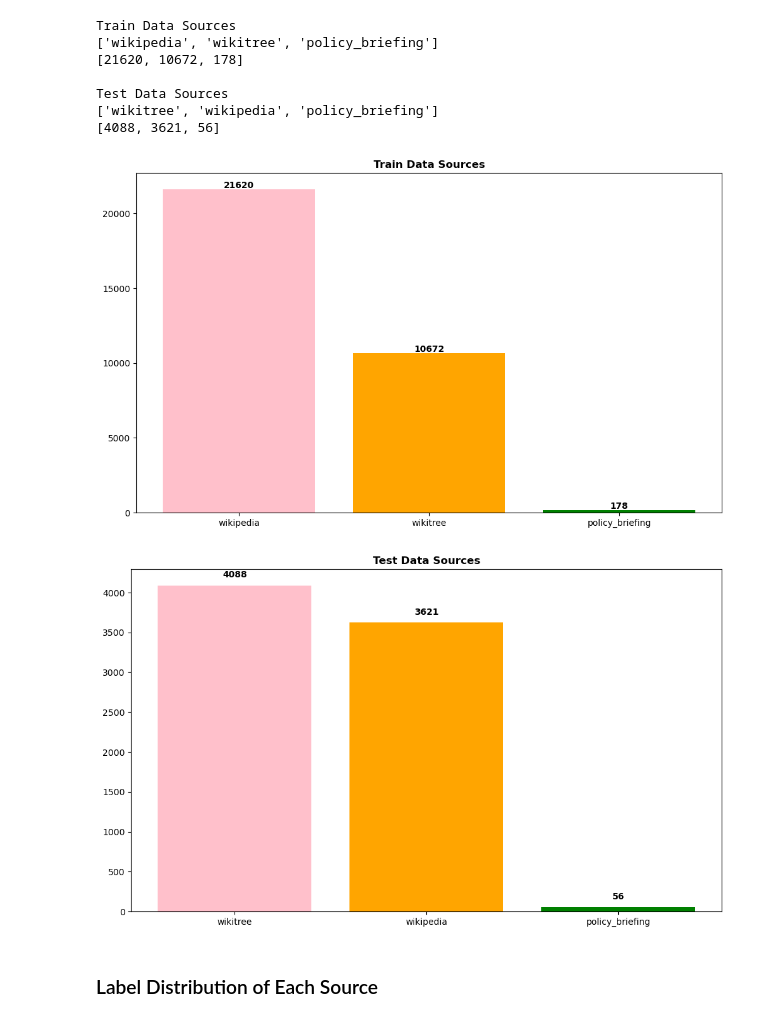
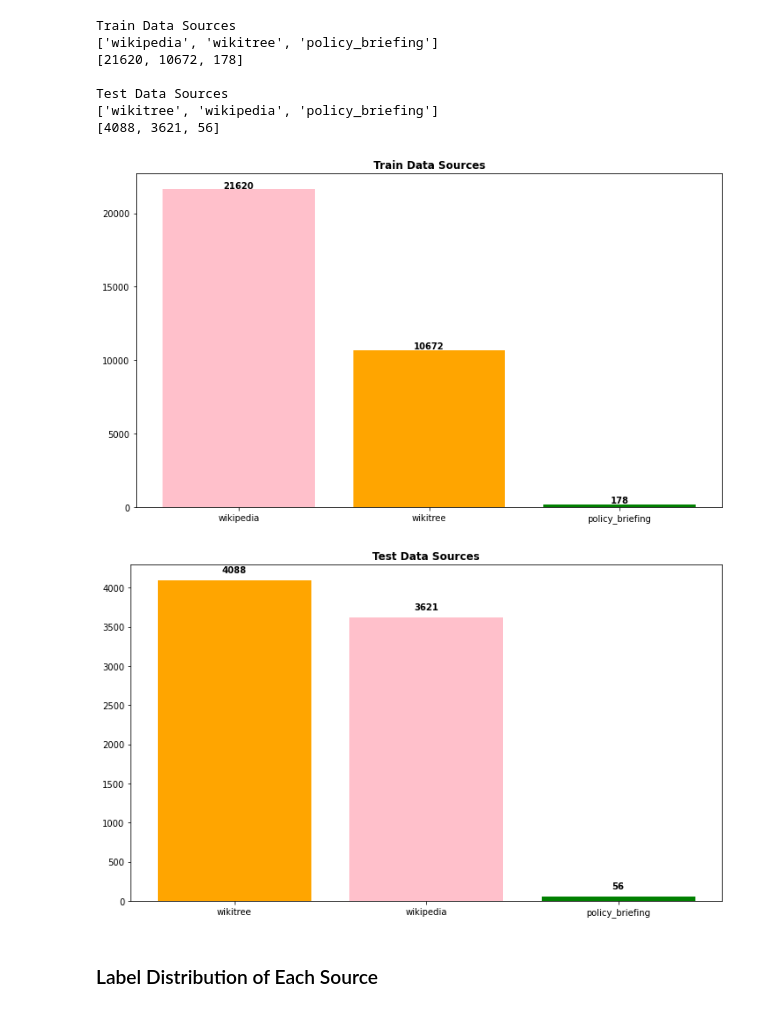
Before and after one commit to boostcampaitech5/level2_klue-nlp-09, a Jupyter notebook: eda/KSH.ipynb, the cells around one changed output. Drawn from its saved outputs; the diff is of its cells as text; code cells hidden in the pictures.

```diff
--- a/eda/KSH.ipynb
+++ b/eda/KSH.ipynb
@@ -12,8 +12,8 @@ from load_data import *
 # %% [markdown]
 ## Checking Data
 # %%
-train_data = pd.read_csv('./train/train.csv')
-test_data = pd.read_csv('./test/test_data.csv')
+train_data = pd.read_csv('~/dataset/train/train.csv')
+test_data = pd.read_csv('~/dataset/test/test_data.csv')
 # %%
 train_data
 # %% [output]
@@ -370,19 +377,19 @@ for idx, value in enumerate(train_snd4plt_sorted_values):
 
 plt.show()
 # %% [output]
-[figure, old version]
+[figure, new version]
 # %%
 fig, ax = plt.subplots(1, 1, figsize=(12, 7))
-clist = ['pink', 'orange', 'green']
+clist = ['orange', 'pink', 'green']
 ax.bar(test_snd4plt_sorted_keys, test_snd4plt_sorted_values, color=clist)
 ax.set_title("Test Data Sources", fontweight='bold')
 
 for idx, value in enumerate(test_snd4plt_sorted_values):
     ax.text(x=idx, y=value+100, s=value, ha='center', fontweight='bold')
 
 plt.show()
 # %% [output]
-[figure, old version]
+[figure, new version]
 # %% [markdown]
 ### Label Distribution of Each Source
 # %%
```
Also changed, not shown: parts of 5 cells of this notebook, 5 other files.
